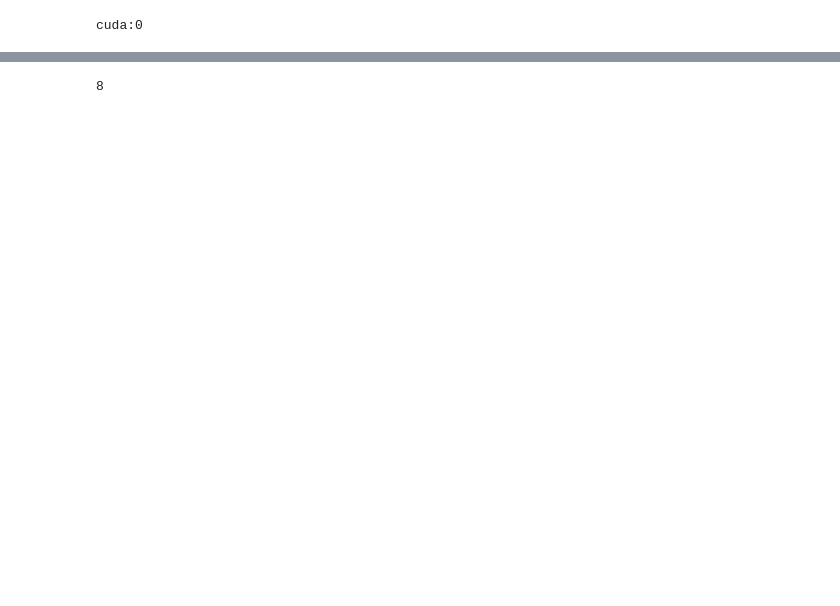
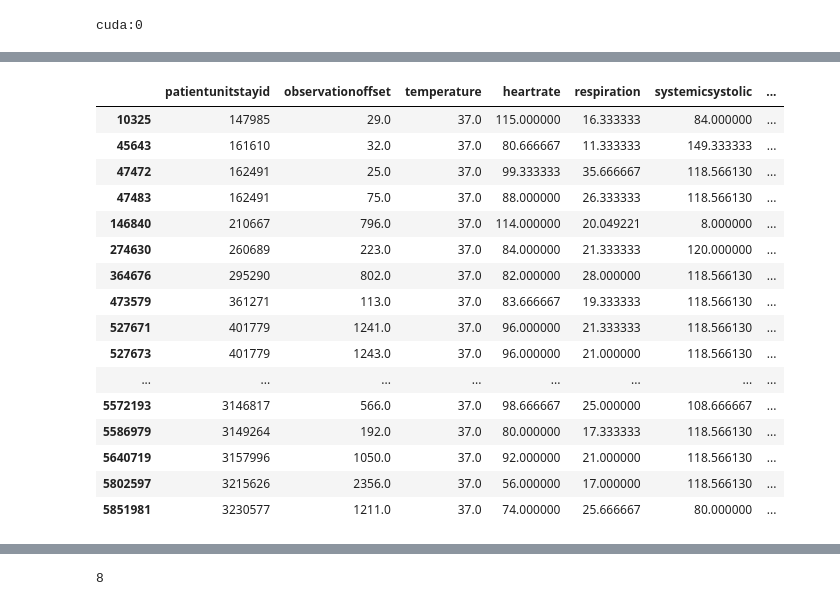
Before and after one commit to StallionsProject/SepsisPrediction, a Jupyter notebook: Jupyter Notebooks/Models/PyTorch_Stock_Returns.ipynb, the cells around one changed output, grey strips where cells are left out. Saved outputs shown, nothing was run; the diff lists cells and outputs as text; code cells hidden in the pictures; blank space fills up the shorter version.

```diff
--- a/Jupyter Notebooks/Models/PyTorch_Stock_Returns.ipynb
+++ b/Jupyter Notebooks/Models/PyTorch_Stock_Returns.ipynb
@@ -427,0 +103,3 @@ df
+# %%
+yes = df[df['diagnosis'] == 1]
+yes
@@ -427,0 +120,20 @@ df
+# %%
+yes[yes['temperature'] == 37]
+# %% [output]
+|  | patientunitstayid | observationoffset | temperature | heartrate | respiration | systemicsystolic | ... |
+| 10325 | 147985 | 29.0 | 37.0 | 115.000000 | 16.333333 | 84.000000 | ... |
+| 45643 | 161610 | 32.0 | 37.0 | 80.666667 | 11.333333 | 149.333333 | ... |
+| 47472 | 162491 | 25.0 | 37.0 | 99.333333 | 35.666667 | 118.566130 | ... |
+| 47483 | 162491 | 75.0 | 37.0 | 88.000000 | 26.333333 | 118.566130 | ... |
+| 146840 | 210667 | 796.0 | 37.0 | 114.000000 | 20.049221 | 8.000000 | ... |
+| 274630 | 260689 | 223.0 | 37.0 | 84.000000 | 21.333333 | 120.000000 | ... |
+| 364676 | 295290 | 802.0 | 37.0 | 82.000000 | 28.000000 | 118.566130 | ... |
+| 473579 | 361271 | 113.0 | 37.0 | 83.666667 | 19.333333 | 118.566130 | ... |
+| 527671 | 401779 | 1241.0 | 37.0 | 96.000000 | 21.333333 | 118.566130 | ... |
+| 527673 | 401779 | 1243.0 | 37.0 | 96.000000 | 21.000000 | 118.566130 | ... |
+| ... | ... | ... | ... | ... | ... | ... | ... |
+| 5572193 | 3146817 | 566.0 | 37.0 | 98.666667 | 25.000000 | 108.666667 | ... |
+| 5586979 | 3149264 | 192.0 | 37.0 | 80.000000 | 17.333333 | 118.566130 | ... |
+| 5640719 | 3157996 | 1050.0 | 37.0 | 92.000000 | 21.000000 | 118.566130 | ... |
+| 5802597 | 3215626 | 2356.0 | 37.0 | 56.000000 | 17.000000 | 118.566130 | ... |
+| 5851981 | 3230577 | 1211.0 | 37.0 | 74.000000 | 25.666667 | 80.000000 | ... |
```
Also changed, not shown: parts of 46 cells of this notebook, 1 other file.
